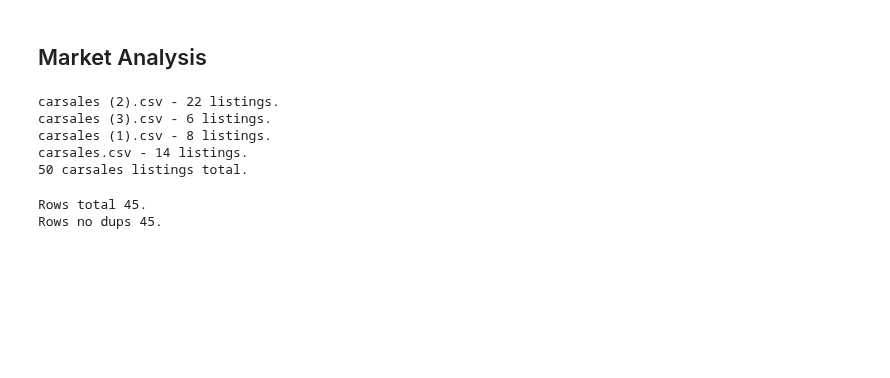
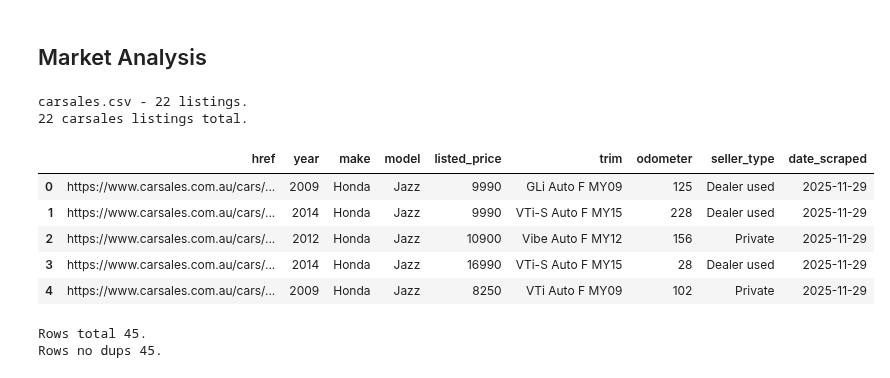
Before and after one commit to imrogerjiang/market_analysis, a Jupyter notebook: analytics.ipynb, the cells around one changed output. Drawn from its saved outputs; the diff is of its cells as text; code cells hidden in the pictures; blank space fills up the shorter version.

```diff
--- a/analytics.ipynb
+++ b/analytics.ipynb
@@ -148,29 +148,33 @@ def clean_and_rename_cs(df: pd.DataFrame) -> pd.DataFrame:
 # %%
 # Reading all carsales csvs
 # path = os.path.join(os.getcwd(), client_id)
 path = ""
 files = glob.glob(os.path.join(path, "carsales*.csv"))
 cs = pd.concat([clean_and_rename_cs(pd.read_csv(f)) for f in files], ignore_index=True)
 for f in files:
     print(f"{f} - {len(pd.read_csv(f))} listings.")
 
 # Dropping duplicates
 cs['href'] = cs['href'].astype(str)
 print(f"{len(cs)} carsales listings total.")
+cs.head()
 
 # ╔═════════════════════════════╗
 # ║    🔎 VA TO CHECK OUTPUT    ║
 
 # 1. Check the following columns exist and entries is correct.
 # href, year, make, model, price, trim, odometer, seller_type
 
 # ╚═════════════════════════════╝
 # %% [output]
-carsales (2).csv - 22 listings.
-carsales (3).csv - 6 listings.
-carsales (1).csv - 8 listings.
-carsales.csv - 14 listings.
-50 carsales listings total.
+carsales.csv - 22 listings.
+22 carsales listings total.
+|  | href | year | make | model | listed_price | trim | odometer | seller_type | date_scraped |
+| 0 | https://www.carsales.com.au/cars/... | 2009 | Honda | Jazz | 9990 | GLi Auto F MY09 | 125 | Dealer used | 2025-11-29 |
+| 1 | https://www.carsales.com.au/cars/... | 2014 | Honda | Jazz | 9990 | VTi-S Auto F MY15 | 228 | Dealer used | 2025-11-29 |
+| 2 | https://www.carsales.com.au/cars/... | 2012 | Honda | Jazz | 10900 | Vibe Auto F MY12 | 156 | Private | 2025-11-29 |
+| 3 | https://www.carsales.com.au/cars/... | 2014 | Honda | Jazz | 16990 | VTi-S Auto F MY15 | 28 | Dealer used | 2025-11-29 |
+| 4 | https://www.carsales.com.au/cars/... | 2009 | Honda | Jazz | 8250 | VTi Auto F MY09 | 102 | Private | 2025-11-29 |
 # %%
 def clean_fb(df):
     # Split the b column into 'year', 'make', 'model'
```
Also changed, not shown: parts of 1 cell of this notebook.
